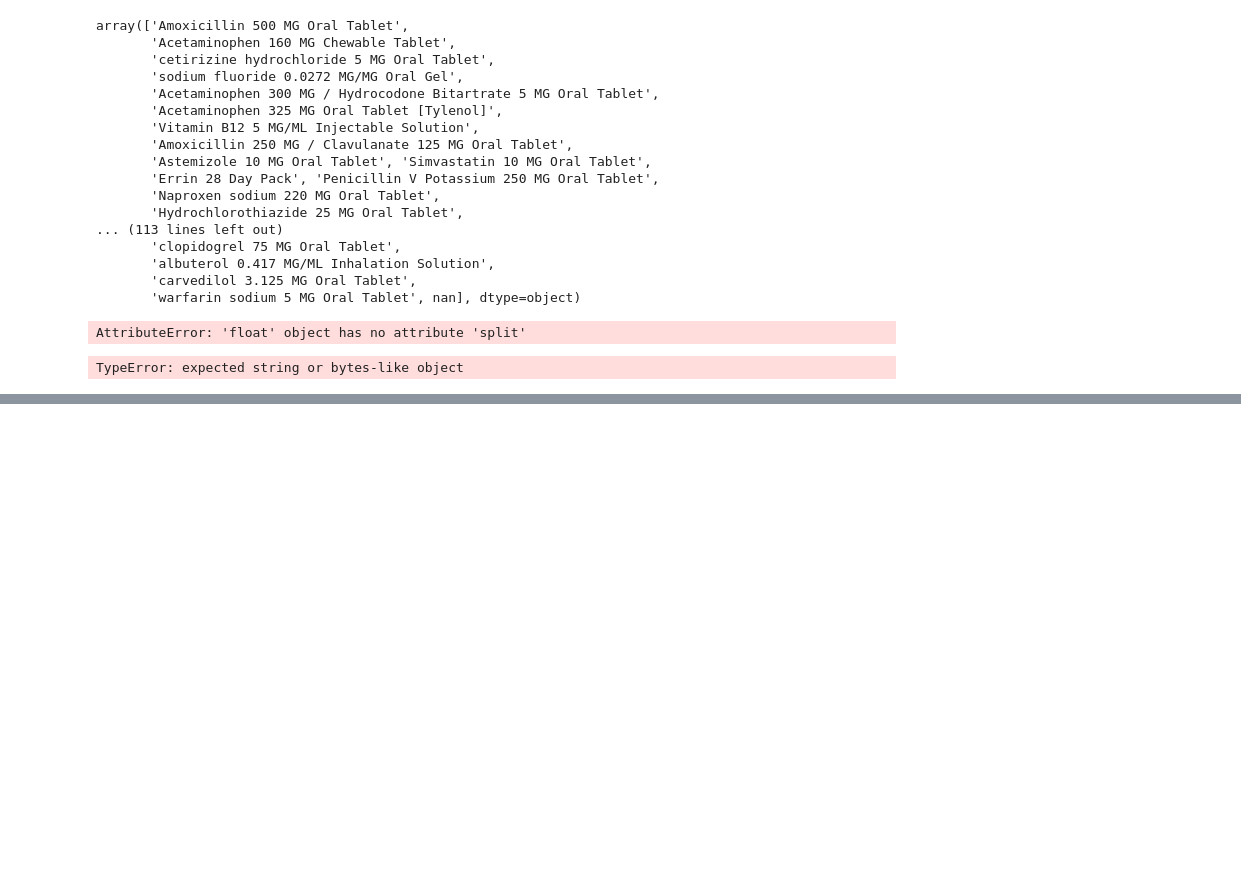
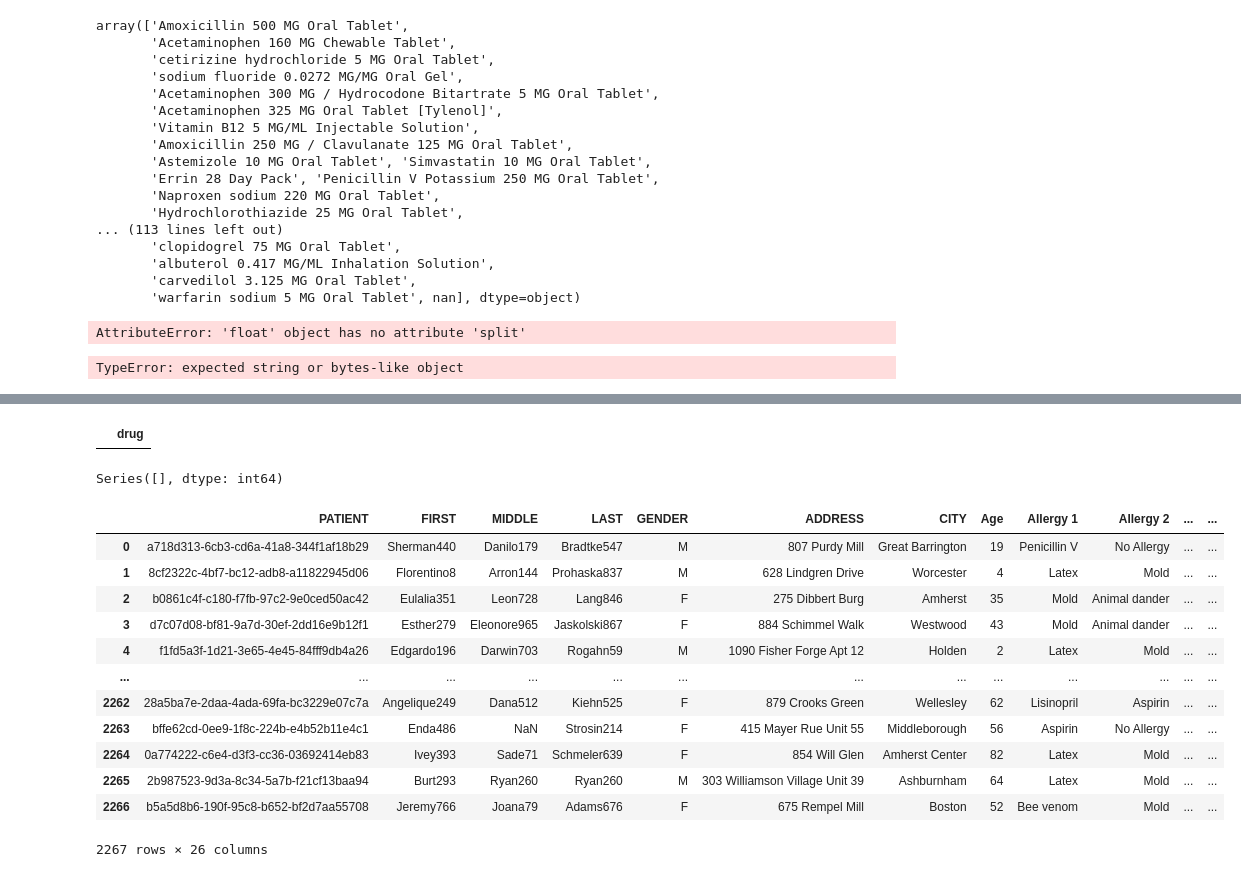
Before and after one commit to raynasser/MediSure, a Jupyter notebook: notebooks/ra | FooDru eda.ipynb, the cells around one changed output, grey strips where cells are left out. Cells and saved outputs as stored; diff of their text form; code cells hidden in the pictures; blank space fills up the shorter version.

```diff
--- a/notebooks/ra | FooDru eda.ipynb
+++ b/notebooks/ra | FooDru eda.ipynb
@@ -1928,0 +1972,3 @@ TypeError: expected string or bytes-like object
+# %%
+fin_prof = pd.read_csv('/Users/raynasser/code/raynasser/MediSure/data/raw_data/profiles/fin_profiles.csv')
+fin_prof.columns
@@ -1928,0 +2455,8 @@ TypeError: expected string or bytes-like object
+# %%
+fin_prof['ccc'] = pd.concat([fin_prof['Medication 1 Name'],
+                 fin_prof['Medication 2 Name'],
+                 fin_prof['Medication 3 Name'],
+                 fin_prof['Medication 4 Name'],
+                 fin_prof['Medication 5 Name'],
+                 fin_prof['Medication 6 Name'],
+                 ], ignore_index=True)
@@ -1928,0 +2496,28 @@ TypeError: expected string or bytes-like object
+# %%
+c2 = pd.DataFrame(ppp2[ppp2<1813].index, columns=['drug'])
+
+c2
+# %% [output]
+|  | drug |
+# %%
+ppp2[ppp2<1813]
+# %% [output]
+Series([], dtype: int64)
+# %%
+fin_prof.drop(columns='Unnamed: 0', inplace=True)
+# %%
+fin_prof
+# %% [output]
+|  | PATIENT | FIRST | MIDDLE | LAST | GENDER | ADDRESS | CITY | Age | Allergy 1 | Allergy 2 | ... | ... |
+| 0 | a718d313-6cb3-cd6a-41a8-344f1af18b29 | Sherman440 | Danilo179 | Bradtke547 | M | 807 Purdy Mill | Great Barrington | 19 | Penicillin V | No Allergy | ... | ... |
+| 1 | 8cf2322c-4bf7-bc12-adb8-a11822945d06 | Florentino8 | Arron144 | Prohaska837 | M | 628 Lindgren Drive | Worcester | 4 | Latex | Mold | ... | ... |
+| 2 | b0861c4f-c180-f7fb-97c2-9e0ced50ac42 | Eulalia351 | Leon728 | Lang846 | F | 275 Dibbert Burg | Amherst | 35 | Mold | Animal dander | ... | ... |
+| 3 | d7c07d08-bf81-9a7d-30ef-2dd16e9b12f1 | Esther279 | Eleonore965 | Jaskolski867 | F | 884 Schimmel Walk | Westwood | 43 | Mold | Animal dander | ... | ... |
+| 4 | f1fd5a3f-1d21-3e65-4e45-84fff9db4a26 | Edgardo196 | Darwin703 | Rogahn59 | M | 1090 Fisher Forge Apt 12 | Holden | 2 | Latex | Mold | ... | ... |
+| ... | ... | ... | ... | ... | ... | ... | ... | ... | ... | ... | ... | ... |
+| 2262 | 28a5ba7e-2daa-4ada-69fa-bc3229e07c7a | Angelique249 | Dana512 | Kiehn525 | F | 879 Crooks Green | Wellesley | 62 | Lisinopril | Aspirin | ... | ... |
+| 2263 | bffe62cd-0ee9-1f8c-224b-e4b52b11e4c1 | Enda486 | NaN | Strosin214 | F | 415 Mayer Rue Unit 55 | Middleborough | 56 | Aspirin | No Allergy | ... | ... |
+| 2264 | 0a774222-c6e4-d3f3-cc36-03692414eb83 | Ivey393 | Sade71 | Schmeler639 | F | 854 Will Glen | Amherst Center | 82 | Latex | Mold | ... | ... |
+| 2265 | 2b987523-9d3a-8c34-5a7b-f21cf13baa94 | Burt293 | Ryan260 | Ryan260 | M | 303 Williamson Village Unit 39 | Ashburnham | 64 | Latex | Mold | ... | ... |
+| 2266 | b5a5d8b6-190f-95c8-b652-bf2d7aa55708 | Jeremy766 | Joana79 | Adams676 | F | 675 Rempel Mill | Boston | 52 | Bee venom | Mold | ... | ... |
+2267 rows × 26 columns
```
Also changed, not shown: parts of 39 cells of this notebook, 3 other files.
